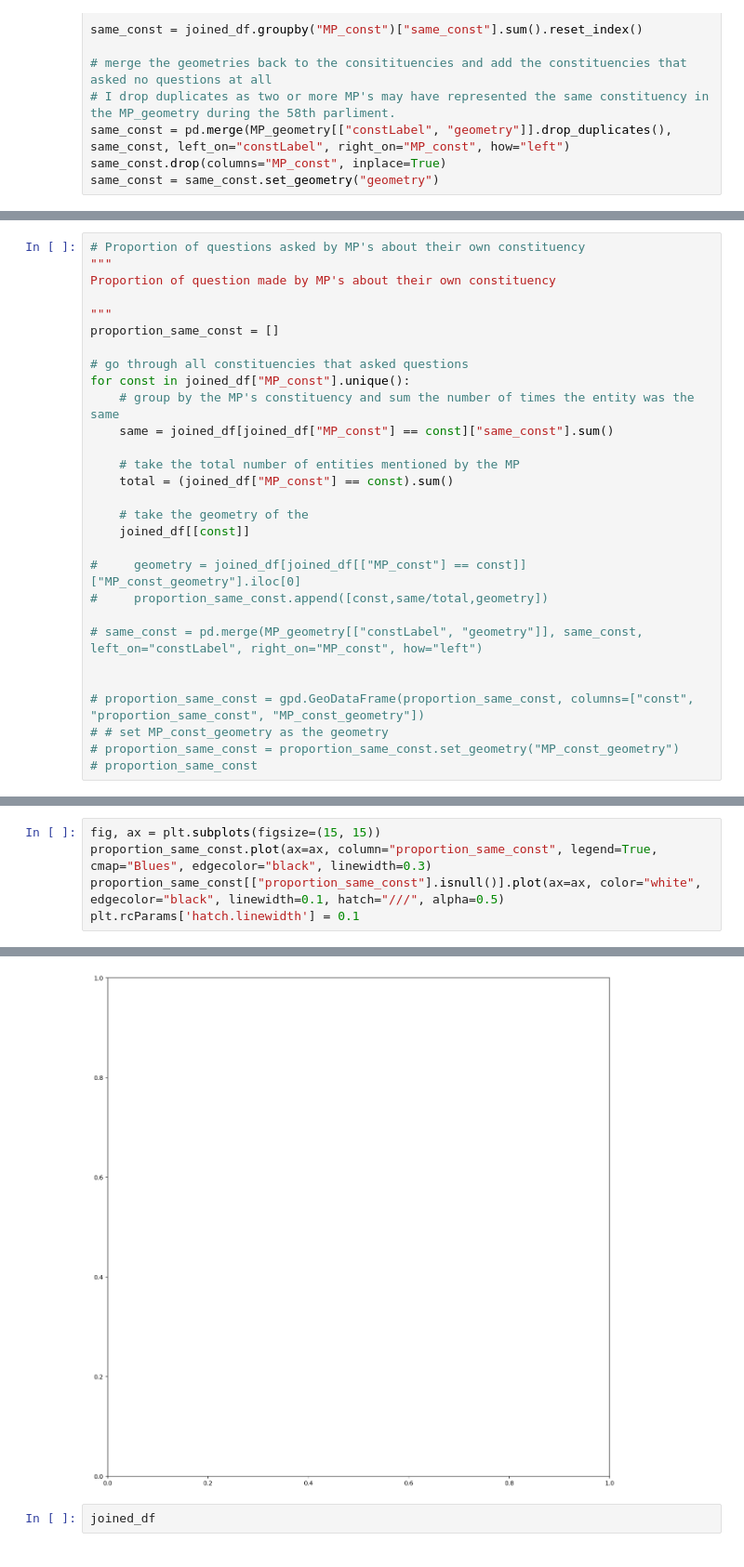
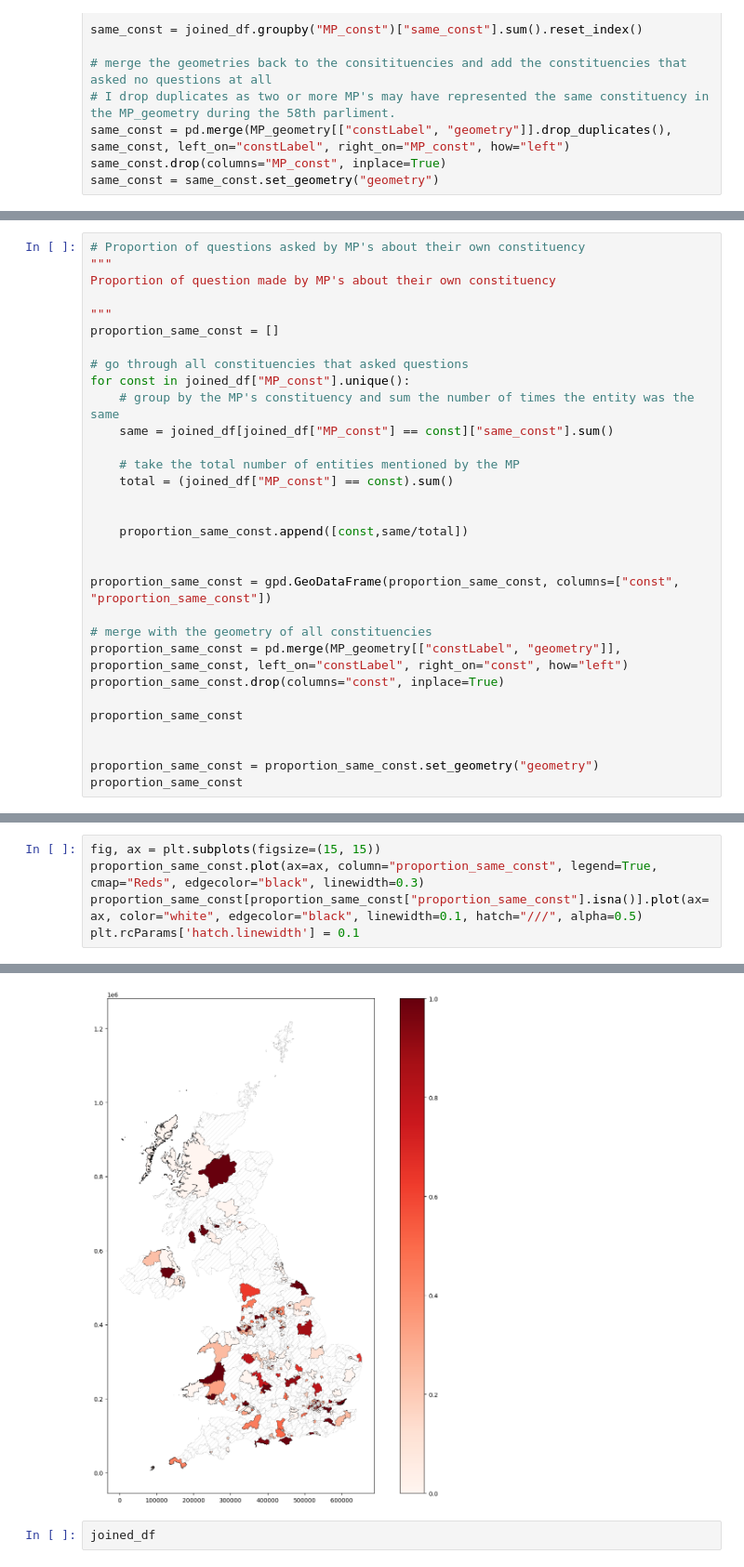
Before and after one commit to zapper-95/MP-Written-Question-Analysis, a Jupyter notebook: notebooks/4. const_visualisations.ipynb, the cells around one changed output, grey strips where cells are left out. Shown at 93% size. Cells and saved outputs as stored; diff of their text form.

```diff
--- a/notebooks/4. const_visualisations.ipynb
+++ b/notebooks/4. const_visualisations.ipynb
@@ -223,17 +214,19 @@ for const in joined_df["MP_const"].unique():
     # take the total number of entities mentioned by the MP
     total = (joined_df["MP_const"] == const).sum()
 
-    # take the geometry of the
-    joined_df[[const]]
 
-#     geometry = joined_df[joined_df[["MP_const"] == const]]["MP_const_geometry"].iloc[0]
-#     proportion_same_const.append([const,same/total,geometry])
-
-# same_const = pd.merge(MP_geometry[["constLabel", "geometry"]], same_const, left_on="constLabel", right_on="MP_const", how="left")
+    proportion_same_const.append([const,same/total])
 
 
-# proportion_same_const = gpd.GeoDataFrame(proportion_same_const, columns=["const", "proportion_same_const", "MP_const_geometry"])
-# # set MP_const_geometry as the geometry
-# proportion_same_const = proportion_same_const.set_geometry("MP_const_geometry")
-# proportion_same_const
+proportion_same_const = gpd.GeoDataFrame(proportion_same_const, columns=["const", "proportion_same_const"])
+
+# merge with the geometry of all constituencies
+proportion_same_const = pd.merge(MP_geometry[["constLabel", "geometry"]], proportion_same_const, left_on="constLabel", right_on="const", how="left")
+proportion_same_const.drop(columns="const", inplace=True)
+
+proportion_same_const
+
+
+proportion_same_const = proportion_same_const.set_geometry("geometry")
+proportion_same_const
 # %% [output]
@@ -241,6 +246,6 @@ KeyError: "None of [Index(['Birmingham Selly Oak'], dtype='object')] are in the
 # %%
 fig, ax = plt.subplots(figsize=(15, 15))
-proportion_same_const.plot(ax=ax, column="proportion_same_const", legend=True, cmap="Blues", edgecolor="black", linewidth=0.3)
-proportion_same_const[["proportion_same_const"].isnull()].plot(ax=ax, color="white", edgecolor="black", linewidth=0.1, hatch="///", alpha=0.5)
+proportion_same_const.plot(ax=ax, column="proportion_same_const", legend=True, cmap="Reds", edgecolor="black", linewidth=0.3)
+proportion_same_const[proportion_same_const["proportion_same_const"].isna()].plot(ax=ax, color="white", edgecolor="black", linewidth=0.1, hatch="///", alpha=0.5)
 plt.rcParams['hatch.linewidth'] = 0.1
 # %% [output]
@@ -248,4 +252,4 @@ AttributeError: 'list' object has no attribute 'plot'
-[figure, old version]
+[figure, new version]
 # %%
 joined_df
 # %% [output]
```
Also changed, not shown: parts of 6 cells of this notebook.
